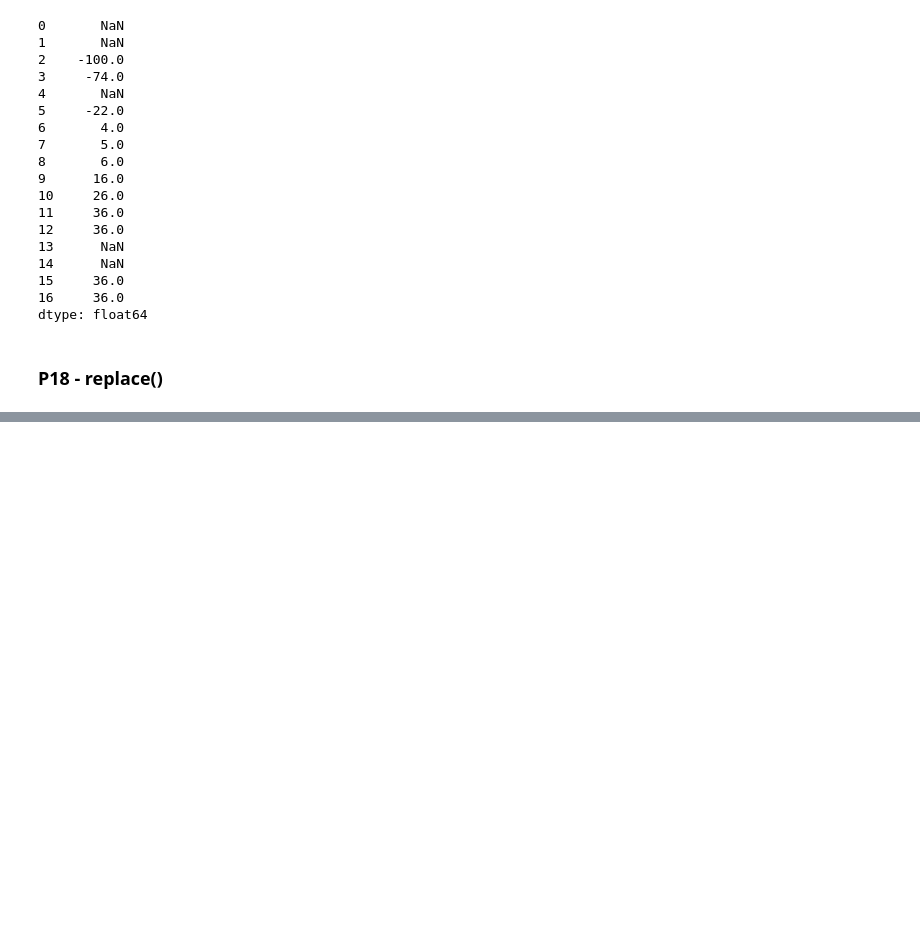
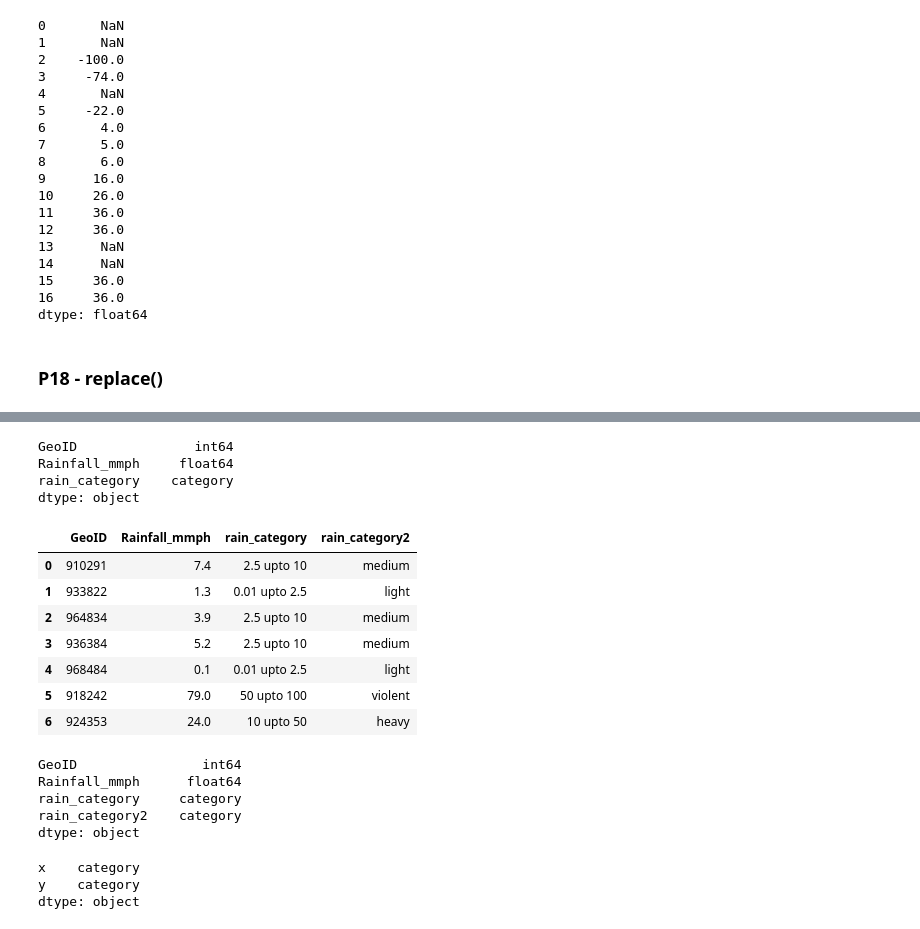
Before and after one commit to amin-torabi/learndataa, a Jupyter notebook: ds_beginner/pandas.ipynb, the cells around one changed output, grey strips where cells are left out. Drawn from its saved outputs; the diff is of its cells as text; code cells hidden in the pictures; blank space fills up the shorter version.

```diff
--- a/ds_beginner/pandas.ipynb
+++ b/ds_beginner/pandas.ipynb
@@ -1442,0 +1527,6 @@ dtype: float64
+# %%
+dfr = pd.DataFrame({
+    'GeoID': [910291, 933822, 964834, 936384, 968484, 918242, 924353],
+    'Rainfall_mmph': [7.4, 1.3, 3.9, 5.2, 0.1, 79, 24]
+})
+dfr
@@ -1442,0 +1586,7 @@ dtype: float64
+# %%
+# binning
+
+rr = [0.01, 2.5, 10, 50, 100]
+
+rr_labels = ["{0} upto {1}".format(rr[i], rr[i+1]) for i in range(len(rr) - 1)]
+rr_labels
@@ -1442,0 +1595,5 @@ dtype: float64
+# %%
+# cut
+
+dfr['rain_category'] = pd.cut(dfr['Rainfall_mmph'], rr, right=False, labels=rr_labels)
+dfr
@@ -1442,0 +1609,44 @@ dtype: float64
+# %%
+dfr.dtypes
+# %% [output]
+GeoID               int64
+Rainfall_mmph     float64
+rain_category    category
+dtype: object
+# %%
+# Categorical
+
+rcat = pd.Categorical(['medium', 'light', 'medium', 'medium', 'light', 'violent', 'heavy'])
+dfr['rain_category2'] = rcat
+dfr
+# %% [output]
+|  | GeoID | Rainfall_mmph | rain_category | rain_category2 |
+| 0 | 910291 | 7.4 | 2.5 upto 10 | medium |
+| 1 | 933822 | 1.3 | 0.01 upto 2.5 | light |
+| 2 | 964834 | 3.9 | 2.5 upto 10 | medium |
+| 3 | 936384 | 5.2 | 2.5 upto 10 | medium |
+| 4 | 968484 | 0.1 | 0.01 upto 2.5 | light |
+| 5 | 918242 | 79.0 | 50 upto 100 | violent |
+| 6 | 924353 | 24.0 | 10 upto 50 | heavy |
+# %%
+dfr.dtypes
+# %% [output]
+GeoID                int64
+Rainfall_mmph      float64
+rain_category     category
+rain_category2    category
+dtype: object
+# %%
+# adding a categorical column while creating a df
+
+dfx = pd.DataFrame({
+    "x": ['m', 'n', 'o'],
+    "y": ["o", "p", "q"]},
+    dtype='category'
+)
+
+dfx.dtypes
+# %% [output]
+x    category
+y    category
+dtype: object
```
Also changed, not shown: parts of 25 cells of this notebook.
